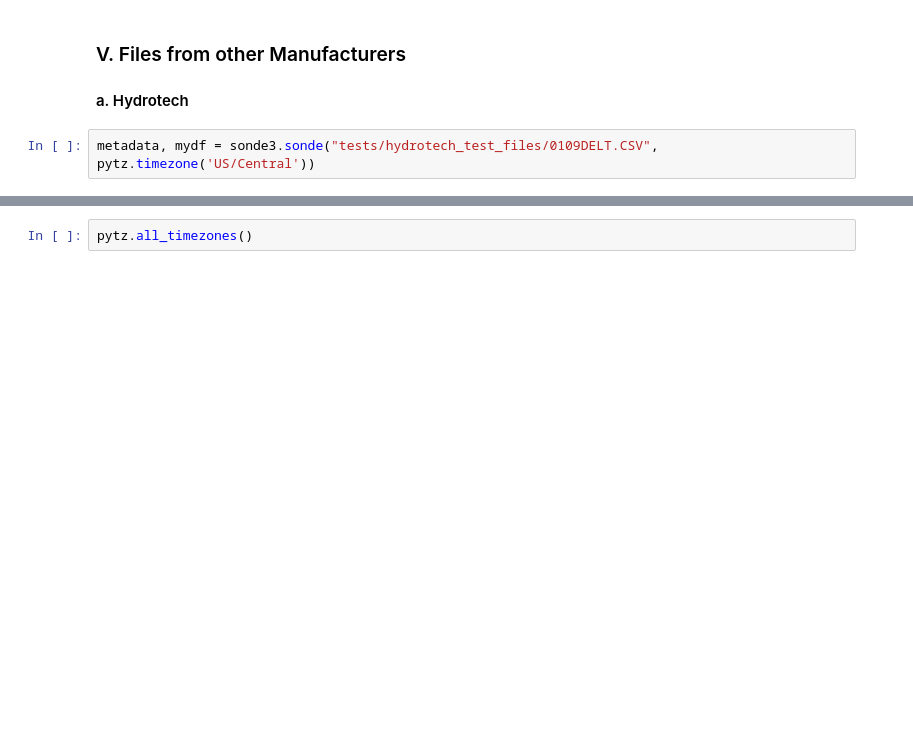
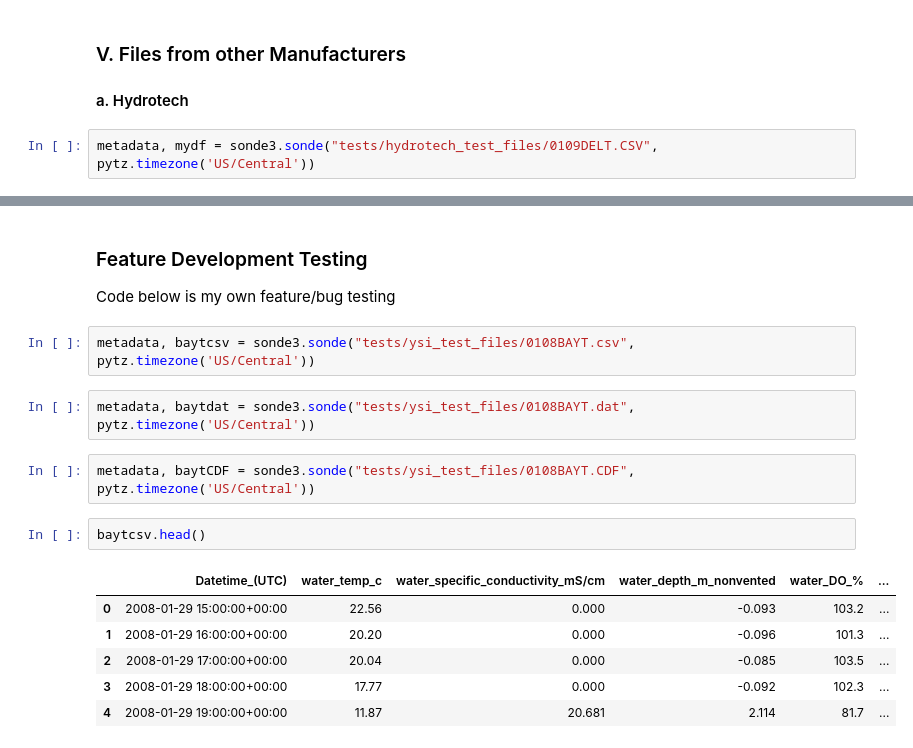
Before and after one commit to kimia-karimi/sonde3, a Jupyter notebook: index.ipynb, the cells around one changed output, grey strips where cells are left out. Drawn from its saved outputs; the diff is of its cells as text; blank space fills up the shorter version.

```diff
--- a/index.ipynb
+++ b/index.ipynb
@@ -250,2 +234,19 @@ metadata
-# %%
-pytz.all_timezones()
+# %% [markdown]
+### Feature Development Testing
+
+Code below is my own feature/bug testing
+# %%
+metadata, baytcsv = sonde3.sonde("tests/ysi_test_files/0108BAYT.csv", pytz.timezone('US/Central'))
+# %%
+metadata, baytdat = sonde3.sonde("tests/ysi_test_files/0108BAYT.dat", pytz.timezone('US/Central'))
+# %%
+metadata, baytCDF = sonde3.sonde("tests/ysi_test_files/0108BAYT.CDF", pytz.timezone('US/Central'))
+# %%
+baytcsv.head()
+# %% [output]
+|  | Datetime_(UTC) | water_temp_c | water_specific_conductivity_mS/cm | water_depth_m_nonvented | water_DO_% | ... |
+| 0 | 2008-01-29 15:00:00+00:00 | 22.56 | 0.000 | -0.093 | 103.2 | ... |
+| 1 | 2008-01-29 16:00:00+00:00 | 20.20 | 0.000 | -0.096 | 101.3 | ... |
+| 2 | 2008-01-29 17:00:00+00:00 | 20.04 | 0.000 | -0.085 | 103.5 | ... |
+| 3 | 2008-01-29 18:00:00+00:00 | 17.77 | 0.000 | -0.092 | 102.3 | ... |
+| 4 | 2008-01-29 19:00:00+00:00 | 11.87 | 20.681 | 2.114 | 81.7 | ... |
```
Also changed, not shown: parts of 18 cells of this notebook, 5 other files.
